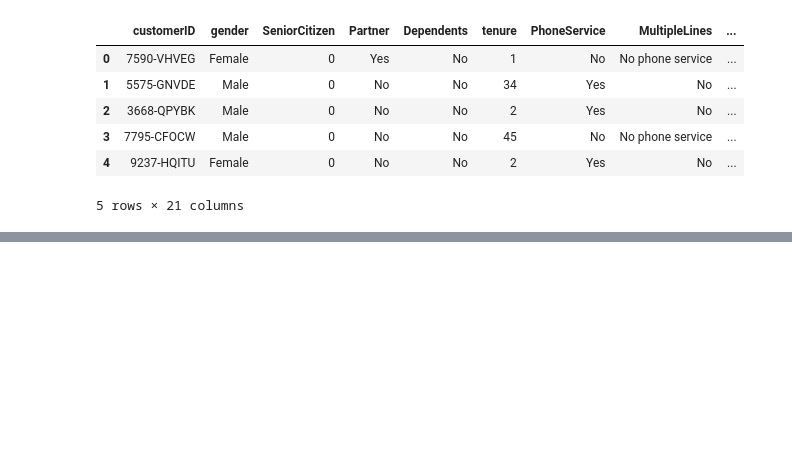
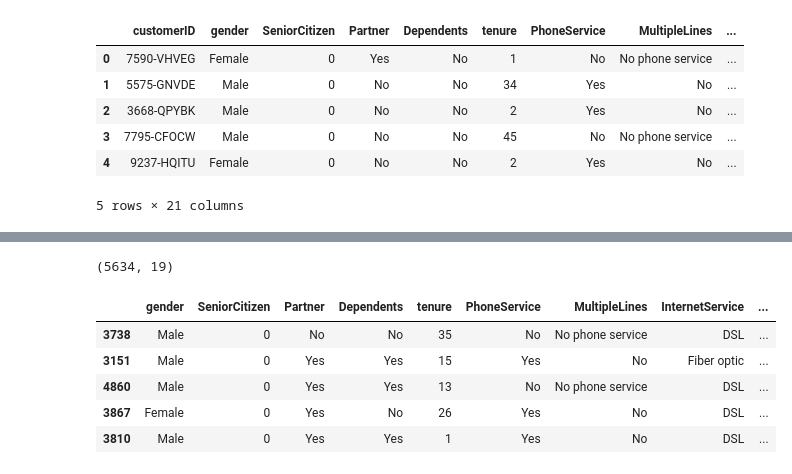
Before and after one commit to pomiankiewiczlukasz/customer-intelligence-ml-platform, a Jupyter notebook: notebooks/02_model_training.ipynb, the cells around one changed output, grey strips where cells are left out. Drawn from its saved outputs; the diff is of its cells as text; code cells hidden in the pictures; blank space fills up the shorter version.

```diff
--- a/notebooks/02_model_training.ipynb
+++ b/notebooks/02_model_training.ipynb
@@ -129,0 +216,13 @@ with mlflow.start_run(
+# %%
+X_train.shape
+# %% [output]
+(5634, 19)
+# %%
+X_train.head()
+# %% [output]
+|  | gender | SeniorCitizen | Partner | Dependents | tenure | PhoneService | MultipleLines | InternetService | ... |
+| 3738 | Male | 0 | No | No | 35 | No | No phone service | DSL | ... |
+| 3151 | Male | 0 | Yes | Yes | 15 | Yes | No | Fiber optic | ... |
+| 4860 | Male | 0 | Yes | Yes | 13 | No | No phone service | DSL | ... |
+| 3867 | Female | 0 | Yes | No | 26 | Yes | No | DSL | ... |
+| 3810 | Male | 0 | Yes | Yes | 1 | Yes | No | DSL | ... |
```
Also changed, not shown: parts of 43 cells of this notebook, 4 other files.
